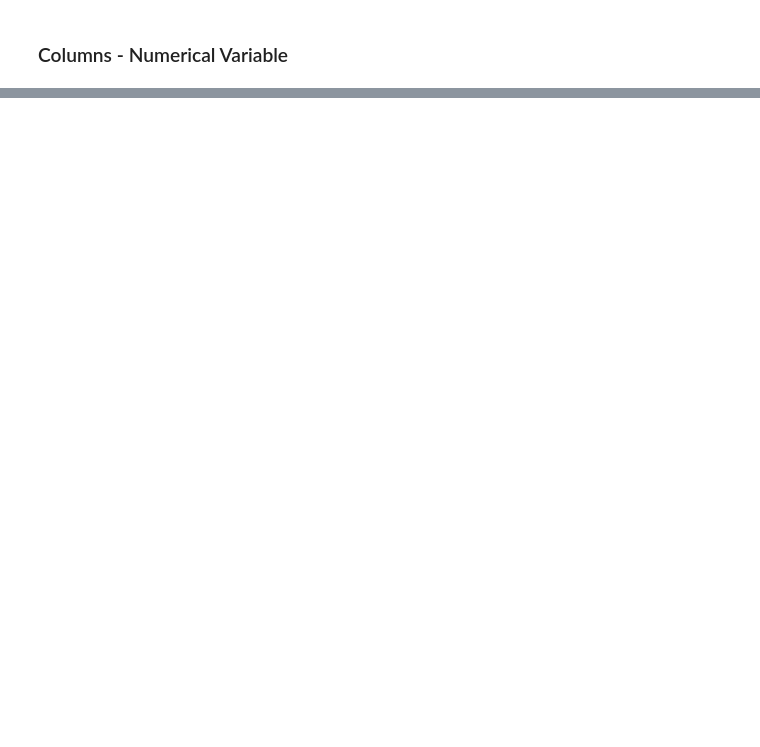
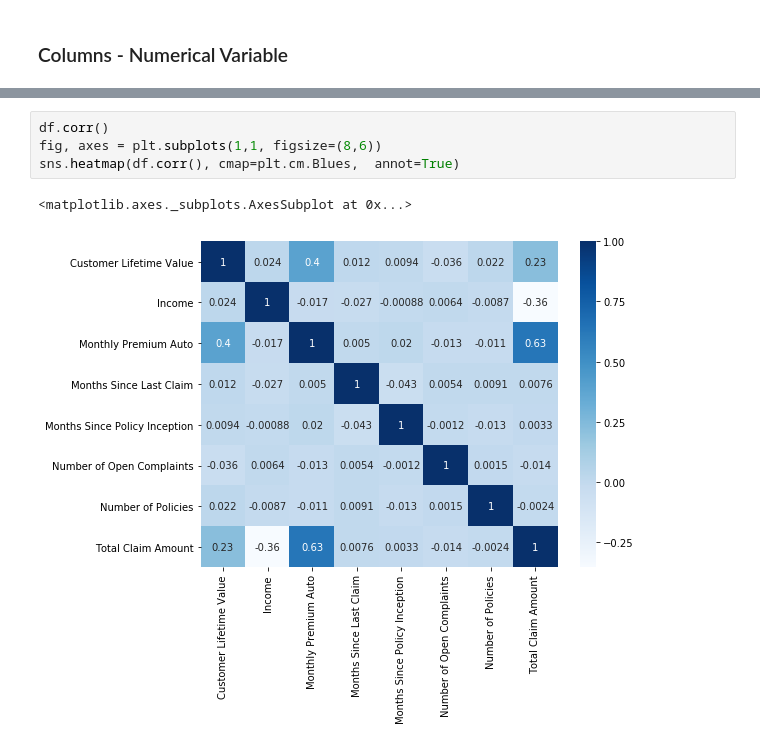
Before and after one commit to miriammg/Final-Project-IH, a Jupyter notebook: Final Project.ipynb, the cells around one changed output, grey strips where cells are left out. Drawn from its saved outputs; the diff is of its cells as text; blank space fills up the shorter version.

```diff
--- a/Final Project.ipynb
+++ b/Final Project.ipynb
@@ -482,0 +437,7 @@ Months Since Last Claim
+# %%
+df.corr()
+fig, axes = plt.subplots(1,1, figsize=(8,6))
+sns.heatmap(df.corr(), cmap=plt.cm.Blues,  annot=True)
+# %% [output]
+<matplotlib.axes._subplots.AxesSubplot at 0x...>
+[figure, added]
```
Also changed, not shown: parts of 41 cells of this notebook, 1 other file.
